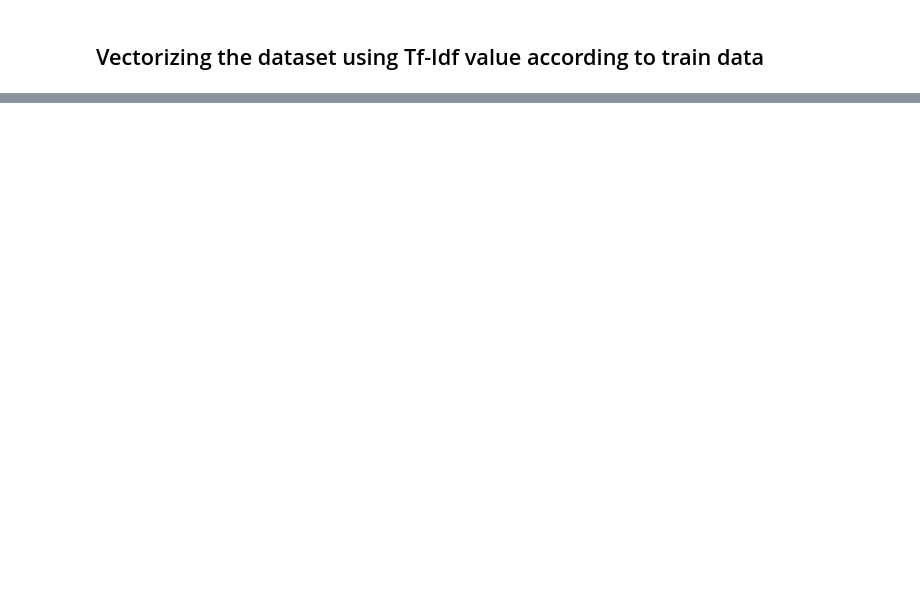
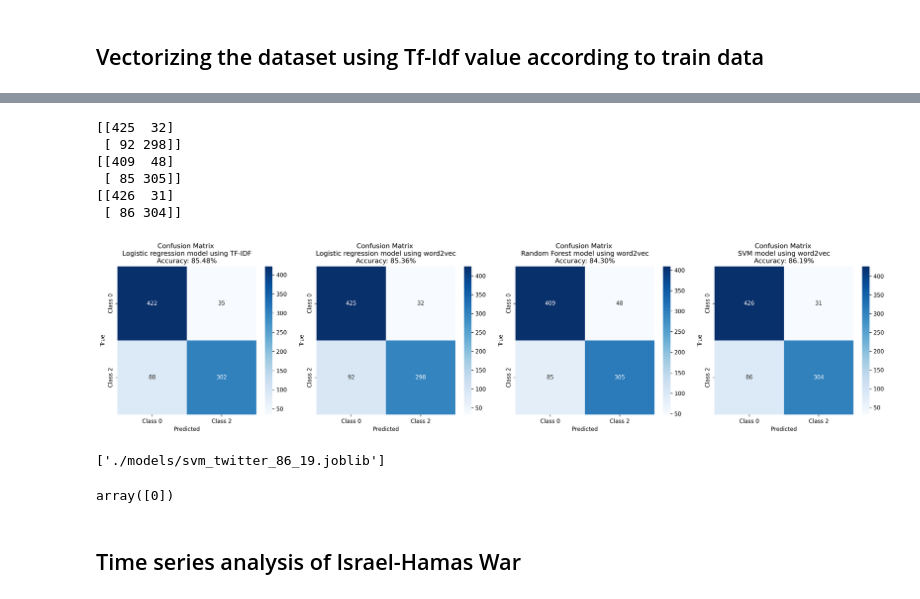
Before and after one commit to sghosal000/Sentiment_Analysis_Twitter, a Jupyter notebook: Notebook/sentiment_analysis.ipynb, the cells around one changed output, grey strips where cells are left out. Cells and saved outputs as stored; diff of their text form; code cells hidden in the pictures; blank space fills up the shorter version.

```diff
--- a/Notebook/sentiment_analysis.ipynb
+++ b/Notebook/sentiment_analysis.ipynb
@@ -253,0 +301,2 @@ Hello there that is great www.ddg.com abc.com
+# %%
+w2v.train(processed_twts, total_examples=len(processed_twts), epochs=20)
@@ -253,0 +423,7 @@ Hello there that is great www.ddg.com abc.com
+# %%
+y_pred_logReg = logRegModel.predict(x_test_vec)
+y_pred_logReg_tr = logRegModel.predict(x_train_vec)
+y_pred_RF = RFModel.predict(x_test_vec)
+y_pred_RF_tr = RFModel.predict(x_train_vec)
+y_pred_svm = svmModel.predict(x_test_vec)
+y_pred_svm_tr = svmModel.predict(x_train_vec)
@@ -253,0 +455,63 @@ Hello there that is great www.ddg.com abc.com
+# %%
+conf_mat_LR = confusion_matrix(y_test, y_pred_logReg)
+conf_mat_RF = confusion_matrix(y_test, y_pred_RF)
+conf_mat_SVM = confusion_matrix(y_test, y_pred_svm)
+
+print(confusion_matrix(y_test1, y_pred_logReg))
+print(confusion_matrix(y_test1, y_pred_RF))
+print(confusion_matrix(y_test1, y_pred_svm))
+# %% [output]
+[[425  32]
+ [ 92 298]]
+[[409  48]
+ [ 85 305]]
+[[426  31]
+ [ 86 304]]
+# %%
+fig, axes = plt.subplots(1, 4, figsize=(20, 5), dpi=300)
+
+sns.heatmap(conf_mat_LR_uni, annot=True, fmt='d', cmap='Blues',
+            xticklabels=['Class 0', 'Class 2'],
+            yticklabels=['Class 0', 'Class 2'],
+            ax=axes[0])
+axes[0].set_title(f'Confusion Matrix \nLogistic regression model using TF-IDF\nAccuracy: {accuracy_score(y_test, y_pred_logReg_uni)*100:.2f}%')
+axes[0].set_xlabel('Predicted')
+axes[0].set_ylabel('True')
+
+sns.heatmap(conf_mat_LR, annot=True, fmt='d', cmap='Blues',
+            xticklabels=['Class 0', 'Class 2'],
+            yticklabels=['Class 0', 'Class 2'],
+            ax=axes[1])
+axes[1].set_title(f'Confusion Matrix \nLogistic regression model using word2vec\nAccuracy: {accuracy_score(y_test, y_pred_logReg)*100:.2f}%')
+axes[1].set_xlabel('Predicted')
+axes[1].set_ylabel('True')
+
+sns.heatmap(conf_mat_RF, annot=True, fmt='d', cmap='Blues',
+            xticklabels=['Class 0', 'Class 2'],
+            yticklabels=['Class 0', 'Class 2'],
+            ax=axes[2])
+axes[2].set_title(f'Confusion Matrix \nRandom Forest model using word2vec\nAccuracy: {accuracy_score(y_test, y_pred_RF)*100:.2f}%')
+axes[2].set_xlabel('Predicted')
+axes[2].set_ylabel('True')
+
+sns.heatmap(conf_mat_SVM, annot=True, fmt='d', cmap='Blues',
+            xticklabels=['Class 0', 'Class 2'],
+            yticklabels=['Class 0', 'Class 2'],
+            ax=axes[3])
+axes[3].set_title(f'Confusion Matrix \nSVM model using word2vec\nAccuracy: {accuracy_score(y_test, y_pred_svm)*100:.2f}%')
+axes[3].set_xlabel('Predicted')
+axes[3].set_ylabel('True')
+
+plt.tight_layout()
+plt.show()
+# %% [output]
+[figure, added]
+# %%
+from joblib import dump, load
+
+filename = './models/svm_twitter_86_19.joblib'
+dump(svmModel, filename)
+
+# loaded_model = load(filename)
+# %% [output]
+['./models/svm_twitter_86_19.joblib']
@@ -253,0 +526,6 @@ Hello there that is great www.ddg.com abc.com
+# %%
+predict_sentence(svmModel, "God Bless him always 🕉🇮🇳🇬🇧🇲🇸🇫🇷🇦🇷💐💐🙏🙏#indiaiswithisrael")
+# %% [output]
+array([0])
+# %% [markdown]
+## Time series analysis of Israel-Hamas War
```
Also changed, not shown: parts of 72 cells of this notebook, 4 other files.
